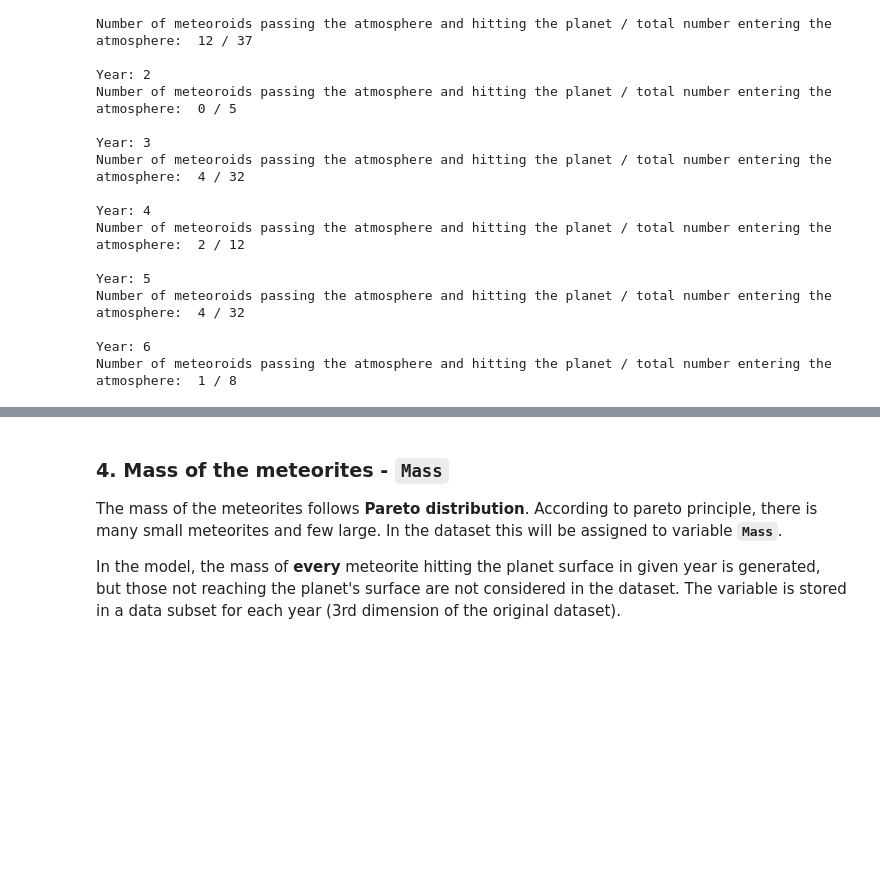
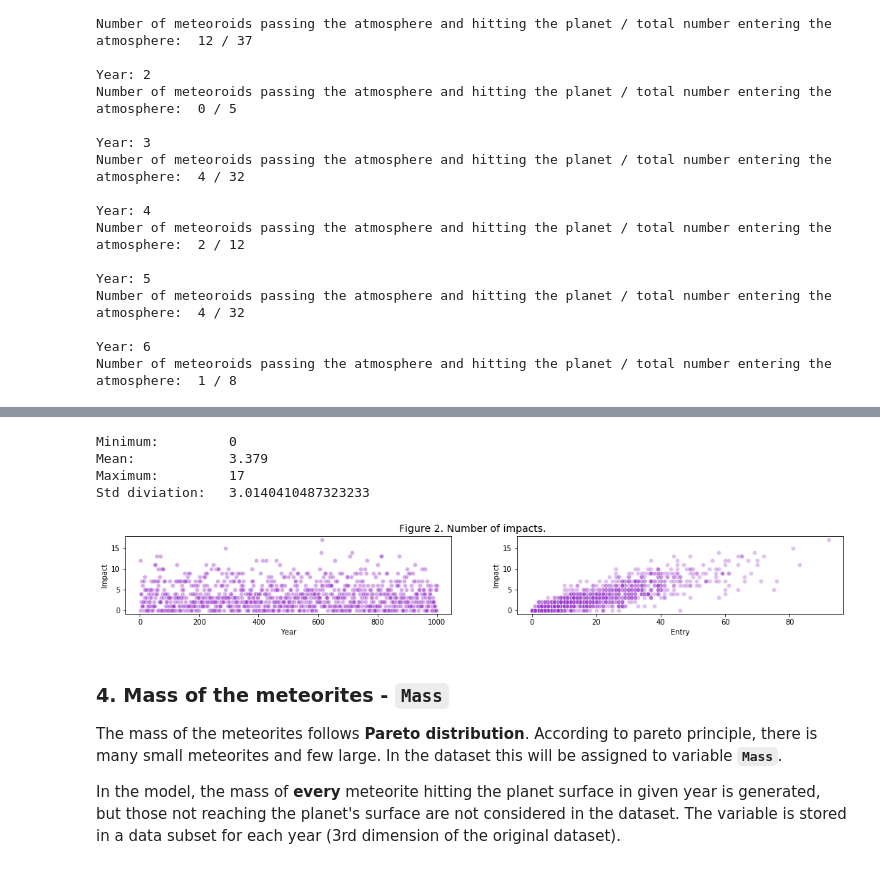
Before and after one commit to andkoc001/data_synthesis, a Jupyter notebook: data_synth_1.ipynb, the cells around one changed output, grey strips where cells are left out. Saved outputs shown, nothing was run; the diff lists cells and outputs as text; code cells hidden in the pictures; blank space fills up the shorter version.

```diff
--- a/data_synth_1.ipynb
+++ b/data_synth_1.ipynb
@@ -313,3 +331,26 @@ Number of meteoroids passing the atmosphere and hitting the planet / total numbe
+# %%
+### plotting - number of impacts to atmosphere entry
+fig, ax = plt.subplots(ncols=2, figsize=(18, 2))
+plt.suptitle("Figure 2. Number of impacts.", y=1.0, fontsize=14)
+plt.subplots_adjust(left=None, bottom=None, right=None, top=None, wspace=.2, hspace=None)
+
+# left hand plot - number of entries in each year of observation
+sns.scatterplot(x="Year", y="Impact", color="darkorchid", alpha=.4, data=data, ax=ax[0])
+
+# right hand plot - how many the same number of entries occured
+sns.scatterplot(x="Entry", y="Impact", color="darkorchid", alpha=0.3, data=data, ax=ax[1])
+
+print("Minimum:\t", data["Impact"].min())
+print("Mean:\t\t", data["Impact"].mean())
+print("Maximum:\t", data["Impact"].max())
+print("Std diviation:\t", data["Impact"].std())
+plt.show()
+# %% [output]
+Minimum:         0
+Mean:            3.379
+Maximum:         17
+Std diviation:   3.0140410487323233
+[figure, added]
 # %% [markdown]
 ### 4. Mass of the meteorites - `Mass`
 
```
Also changed, not shown: parts of 26 cells of this notebook, 1 other file.
